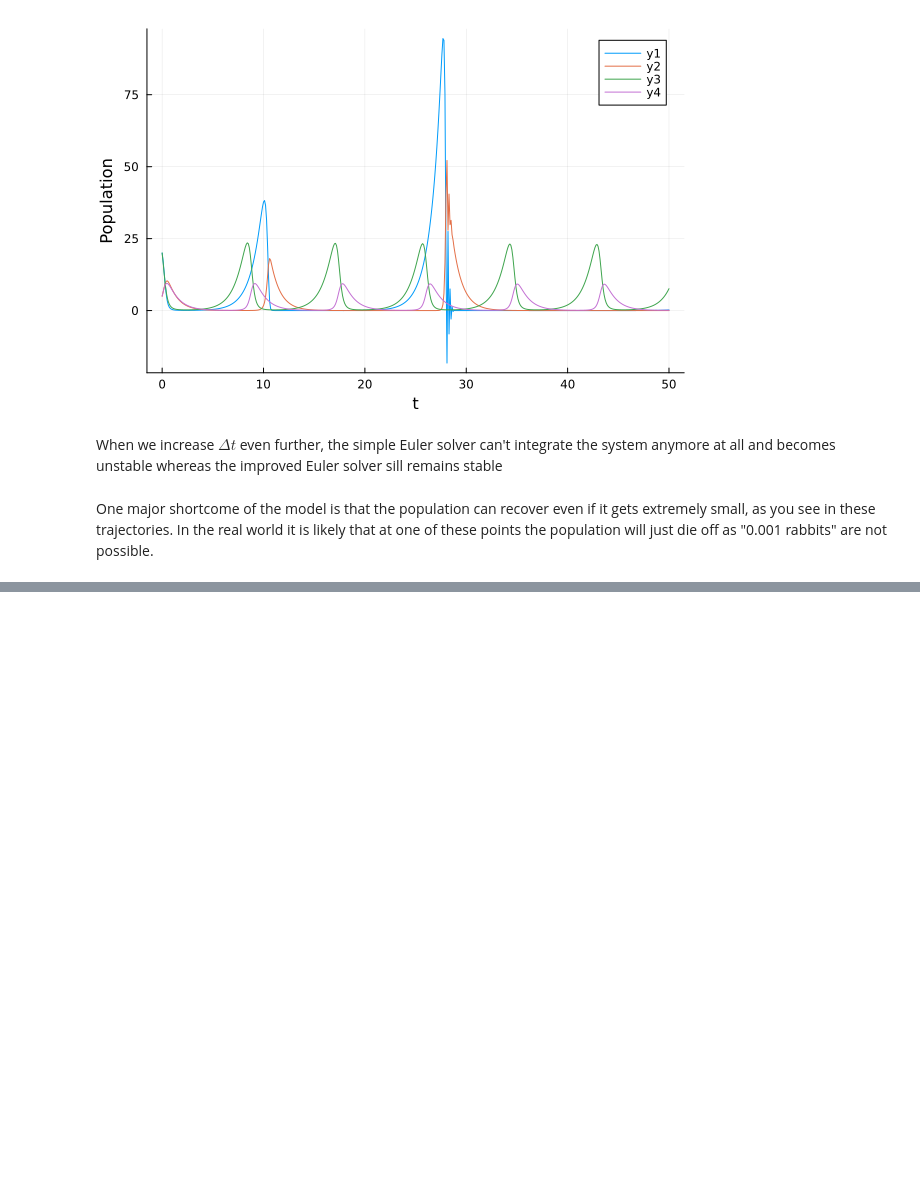
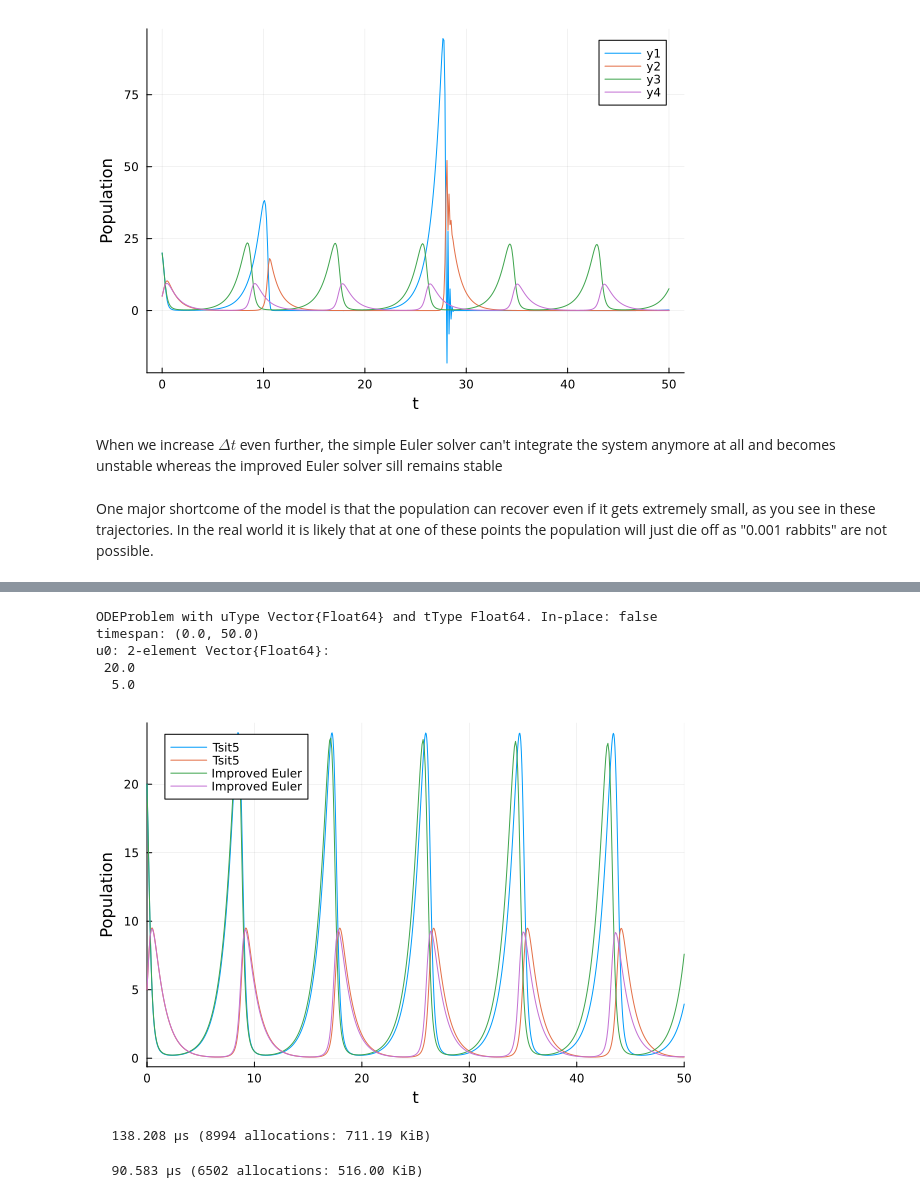
Before and after one commit to TUM-PIK-ESM/TUM-Dynamics-Lecture, a Jupyter notebook: exercises/exercise-2/exercise-2-solutions.ipynb, the cells around one changed output, grey strips where cells are left out. Saved outputs shown, nothing was run; the diff lists cells and outputs as text; code cells hidden in the pictures; blank space fills up the shorter version.

```diff
--- a/exercises/exercise-2/exercise-2-solutions.ipynb
+++ b/exercises/exercise-2/exercise-2-solutions.ipynb
@@ -158,0 +161,25 @@ One major shortcome of the model is that the population can recover even if it g
+# %%
+using DifferentialEquations, BenchmarkTools
+
+prob = ODEProblem(lotka_volterra, x0, tspan, p)
+# %% [output]
+ODEProblem with uType Vector{Float64} and tType Float64. In-place: false
+timespan: (0.0, 50.0)
+u0: 2-element Vector{Float64}:
+ 20.0
+  5.0
+# %%
+sol_tsit = solve(prob, Tsit5());
+# %%
+plot(sol_tsit, label="Tsit5")
+plot!(t2, transpose(sol2), xlabel="t", ylabel="Population", label="Improved Euler") # that's our improved euler solver from above
+# %% [output]
+[figure, added]
+# %%
+sol_tsit = @btime solve(prob, Tsit5());
+# %% [output]
+  138.208 μs (8994 allocations: 711.19 KiB)
+# %%
+t2, sol2 = @btime improved_euler_solve(lotka_volterra, p, x0, Δt, tspan);
+# %% [output]
+  90.583 μs (6502 allocations: 516.00 KiB)
```
Also changed, not shown: parts of 9 cells of this notebook, 3 other files.
